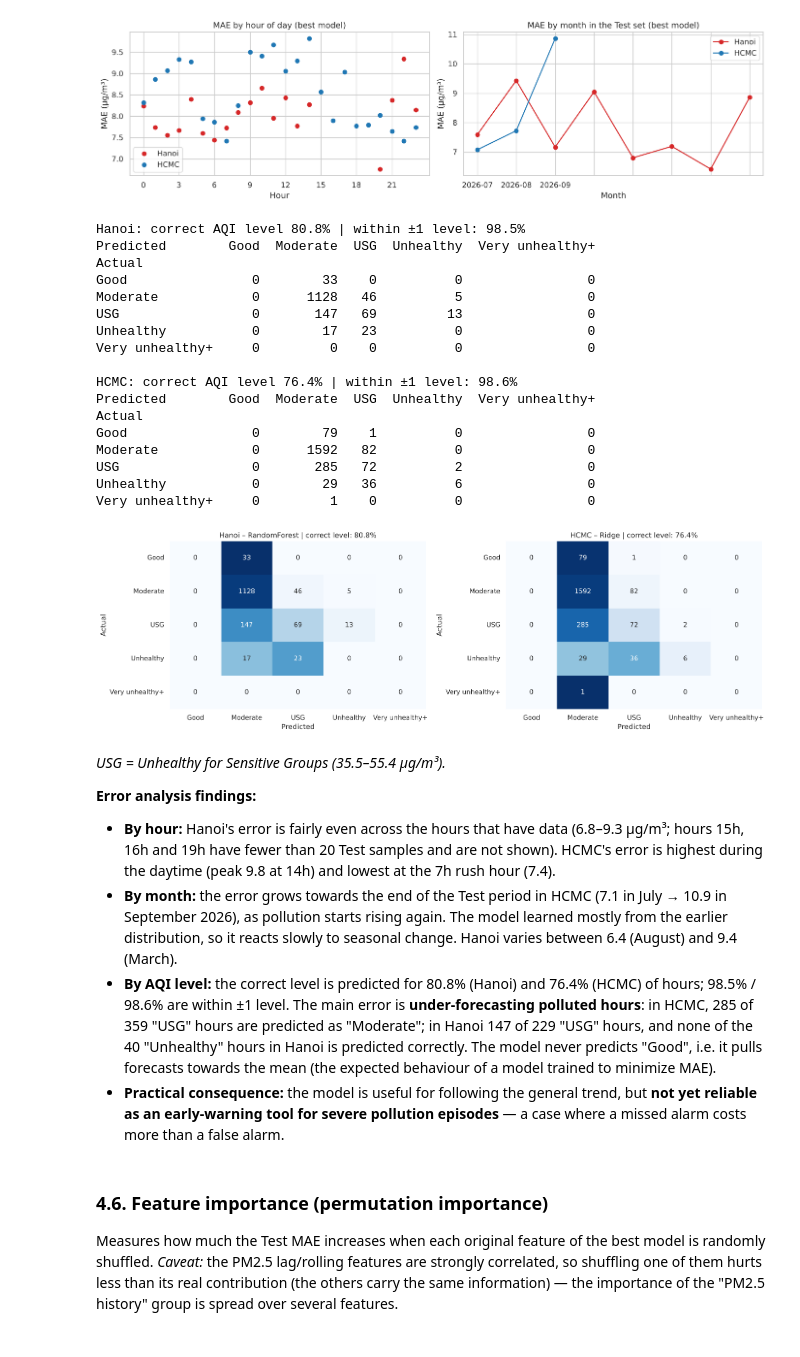
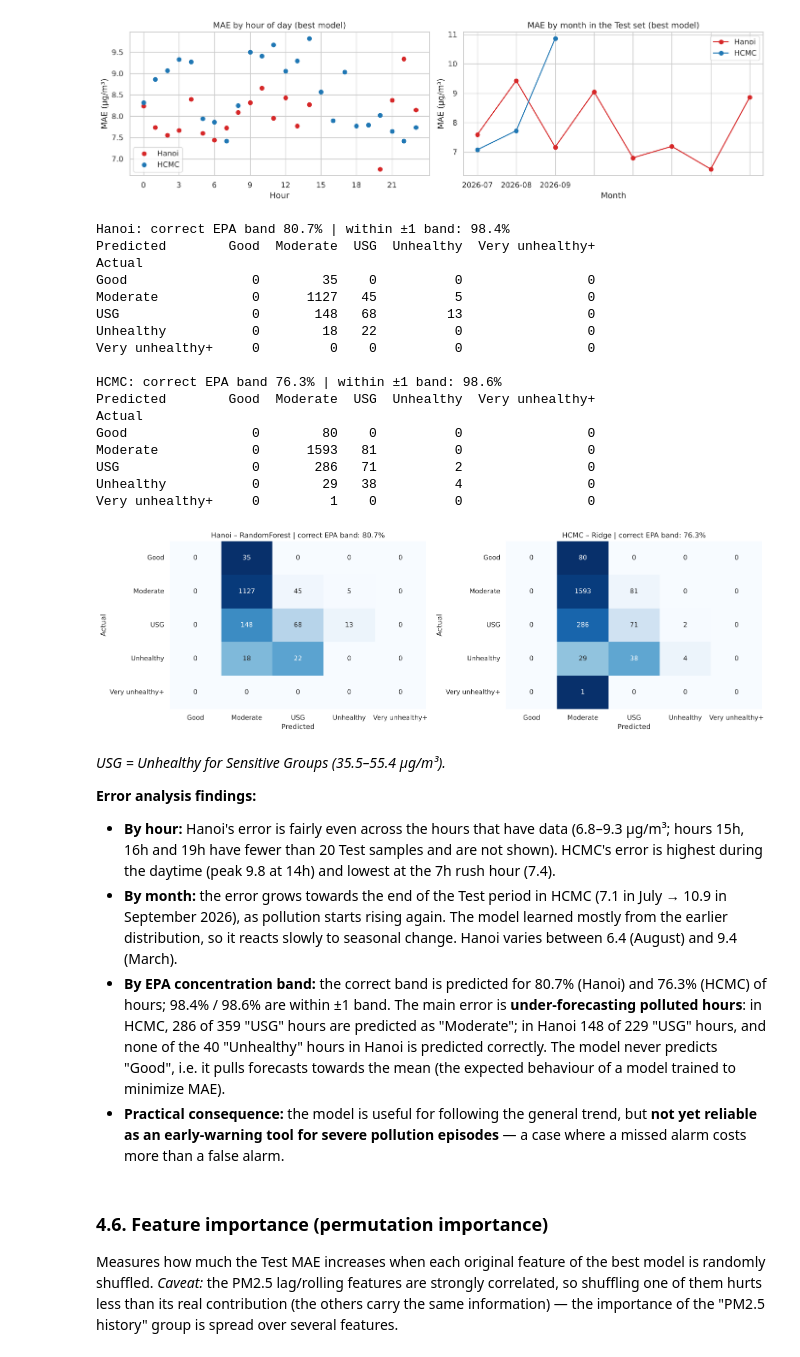
Before and after one commit to perckgg/NTLT, a Jupyter notebook: 03_TimeSeries/result/03_TimeSeries_Air_Quality_executed.ipynb, the cells around one changed output. Cells and saved outputs as stored; diff of their text form; code cells hidden in the pictures.

```diff
--- a/03_TimeSeries/result/03_TimeSeries_Air_Quality_executed.ipynb
+++ b/03_TimeSeries/result/03_TimeSeries_Air_Quality_executed.ipynb
@@ -164,8 +178,8 @@ memory usage: 1.3 MB
 # %%
 fig, ax = plt.subplots(figsize=(14, 5))
 for city, df in raw.items():
-    daily = df['pm25'].resample('D').mean()
-    ax.plot(daily.index, daily, label=city, color=CITY_COLORS[city], lw=0.9)
+    d = daily_means(df['pm25'])          # NaN (gap in the line) on days with < 18 measured hours
+    ax.plot(d.index, d, label=city, color=CITY_COLORS[city], lw=0.9)
 ax.axhline(WHO_24H, color='k', ls='--', lw=1, label='WHO 24h guideline (15 µg/m³)')
 ax.set(title='Daily mean PM2.5', ylabel='PM2.5 (µg/m³)')
 ax.legend()
@@ -216,6 +272,8 @@ for ax, (city, df) in zip(axes, raw.items()):
     sns.heatmap(df[num_cols].corr(method='spearman'), annot=True, fmt='.2f', cmap='RdBu_r',
                 vmin=-1, vmax=1, ax=ax, cbar=False)
     ax.set_title(f'Spearman correlation – {city}')
+    print(f'{city} – Spearman correlation of PM2.5 with:',
+          df[num_cols].corr(method='spearman')['pm25'].drop('pm25').round(2).to_dict())
 plt.tight_layout()
 plt.show()
 # %% [output]
@@ -453,7 +550,10 @@ def make_dataset(df, city, horizon=HORIZON):
 
 datasets = {city: make_dataset(df, city) for city, df in clean.items()}
 for city, d in datasets.items():
+    filled_now = clean[city]['pm25_raw'].reindex(d.index).isna().mean()   # current value comes from the forward-fill
     print(f'{city}: {len(d):,} samples | {len(FEATURES)} features '
-          f'({len(FEATURES) - len(CAT_FEATURES)} numerical + {len(CAT_FEATURES)} categorical)')
+          f'({len(FEATURES) - len(CAT_FEATURES)} numerical + {len(CAT_FEATURES)} categorical) | '
+          f'{filled_now:.1%} of samples have a forward-filled current value '
+          f'(with two-sided interpolation these would have used future measurements)')
 datasets['Hanoi'].head()
 # %% [output]
@@ -835,6 +948,14 @@ so we also check 1-day and 7-day blocks.
 # %%
 BLOCK_DAYS = 3
 N_BOOT = 2000
+
+# Block-length check on Validation: autocorrelation of the daily mean |error| difference (best model − Naive blend)
+for city, f in forecasters.items():
+    p = f.val_predictions
+    diff = (p[best_model[city]] - p['actual']).abs() - (p['Naive blend (baseline)'] - p['actual']).abs()
+    daily_diff = diff.groupby((diff.index + pd.Timedelta(hours=HORIZON)).floor('D')).mean().asfreq('D')
+    print(f'{city} (Validation): autocorrelation of the daily error difference at lag 1/2/3 days = '
+          + ' / '.join(f'{daily_diff.autocorr(k):.2f}' for k in (1, 2, 3)))
 
 
 def block_bootstrap_gain(p, model_a, model_b, block_days=BLOCK_DAYS, n_boot=N_BOOT, seed=RANDOM_STATE):
@@ -1031,48 +1159,50 @@ Hanoi: MAE by hour min 6.8 (h20) – max 9.3 (h22) | hours with < 20 Test sample
 HCMC: MAE by hour min 7.4 (h7) – max 9.8 (h14) | hours with < 20 Test samples (not shown): [] | by month: {'2026-07': 7.1, '2026-08': 7.7, '2026-09': 10.9}
 [figure]
 # %%
-AQI_BINS = [-np.inf, 9.0, 35.4, 55.4, 125.4, np.inf]
-AQI_LABELS = ['Good', 'Moderate', 'USG', 'Unhealthy', 'Very unhealthy+']
+EPA_BINS = [-np.inf, 9.0, 35.4, 55.4, 125.4, np.inf]      # right-closed: (-inf, 9.0], (9.0, 35.4], ...
+EPA_LABELS = ['Good', 'Moderate', 'USG', 'Unhealthy', 'Very unhealthy+']
 
 
-def to_aqi_level(values):
-    return pd.cut(pd.Series(np.asarray(values, dtype=float)), bins=AQI_BINS, labels=AQI_LABELS)
+def to_epa_band(values):
+    """Truncate to 0.1 µg/m³ (EPA rule), then map each hourly PM2.5 value to its EPA concentration band."""
+    truncated = np.floor(np.asarray(values, dtype=float) * 10) / 10
+    return pd.cut(pd.Series(truncated), bins=EPA_BINS, labels=EPA_LABELS)
 
 
 fig, axes = plt.subplots(1, 2, figsize=(16, 5))
 for ax, (city, f) in zip(axes, forecasters.items()):
     p = f.test_predictions
-    actual_lvl, pred_lvl = to_aqi_level(p['actual']), to_aqi_level(p[best_model[city]])
+    actual_lvl, pred_lvl = to_epa_band(p['actual']), to_epa_band(p[best_model[city]])
     cm = pd.crosstab(actual_lvl, pred_lvl, rownames=['Actual'], colnames=['Predicted'], dropna=False)
-    cm = cm.reindex(index=AQI_LABELS, columns=AQI_LABELS, fill_value=0)
+    cm = cm.reindex(index=EPA_LABELS, columns=EPA_LABELS, fill_value=0)
     cm_norm = cm.div(cm.sum(axis=1).replace(0, np.nan), axis=0).fillna(0)
     sns.heatmap(cm_norm, annot=cm.values, fmt='d', cmap='Blues', cbar=False, ax=ax)
     acc = (actual_lvl == pred_lvl).mean()
-    ax.set_title(f'{city} – {best_model[city]} | correct level: {acc:.1%}')
-    print(f'{city}: correct AQI level {acc:.1%} | within ±1 level: '
+    ax.set_title(f'{city} – {best_model[city]} | correct EPA band: {acc:.1%}')
+    print(f'{city}: correct EPA band {acc:.1%} | within ±1 band: '
           f'{(abs(actual_lvl.cat.codes - pred_lvl.cat.codes) <= 1).mean():.1%}')
     print(cm, end='\n\n')
 plt.tight_layout()
 plt.show()
 # %% [output]
-Hanoi: correct AQI level 80.8% | within ±1 level: 98.5%
+Hanoi: correct EPA band 80.7% | within ±1 band: 98.4%
 Predicted        Good  Moderate  USG  Unhealthy  Very unhealthy+
 Actual
-Good                0        33    0          0                0
-Moderate            0      1128   46          5                0
-USG                 0       147   69         13                0
-Unhealthy           0        17   23          0                0
+Good                0        35    0          0                0
+Moderate            0      1127   45          5                0
+USG                 0       148   68         13                0
+Unhealthy           0        18   22          0                0
 Very unhealthy+     0         0    0          0                0
 
-HCMC: correct AQI level 76.4% | within ±1 level: 98.6%
+HCMC: correct EPA band 76.3% | within ±1 band: 98.6%
 Predicted        Good  Moderate  USG  Unhealthy  Very unhealthy+
 Actual
-Good                0        79    1          0                0
-Moderate            0      1592   82          0                0
-USG                 0       285   72          2                0
-Unhealthy           0        29   36          6                0
+Good                0        80    0          0                0
+Moderate            0      1593   81          0                0
+USG                 0       286   71          2                0
+Unhealthy           0        29   38          4                0
 Very unhealthy+     0         1    0          0                0
-[figure, old version]
+[figure, new version]
 # %% [markdown]
 *USG = Unhealthy for Sensitive Groups (35.5–55.4 µg/m³).*
 
@@ -1082,8 +1212,8 @@ Very unhealthy+     0         1    0          0                0
   and are not shown). HCMC's error is highest during the daytime (peak 9.8 at 14h) and lowest at the 7h rush hour (7.4).
 - **By month:** the error grows towards the end of the Test period in HCMC (7.1 in July → 10.9 in September 2026), as pollution starts rising again.
   The model learned mostly from the earlier distribution, so it reacts slowly to seasonal change. Hanoi varies between 6.4 (August) and 9.4 (March).
-- **By AQI level:** the correct level is predicted for 80.8% (Hanoi) and 76.4% (HCMC) of hours; 98.5% / 98.6% are within ±1 level.
-  The main error is **under-forecasting polluted hours**: in HCMC, 285 of 359 "USG" hours are predicted as "Moderate"; in Hanoi 147 of 229 "USG" hours,
+- **By EPA concentration band:** the correct band is predicted for 80.7% (Hanoi) and 76.3% (HCMC) of hours; 98.4% / 98.6% are within ±1 band.
+  The main error is **under-forecasting polluted hours**: in HCMC, 286 of 359 "USG" hours are predicted as "Moderate"; in Hanoi 148 of 229 "USG" hours,
   and none of the 40 "Unhealthy" hours in Hanoi is predicted correctly. The model never predicts "Good", i.e. it pulls forecasts towards the mean
   (the expected behaviour of a model trained to minimize MAE).
 - **Practical consequence:** the model is useful for following the general trend, but **not yet reliable as an early-warning tool for severe pollution episodes** —
```
Also changed, not shown: parts of 22 cells of this notebook, 13 other files.
